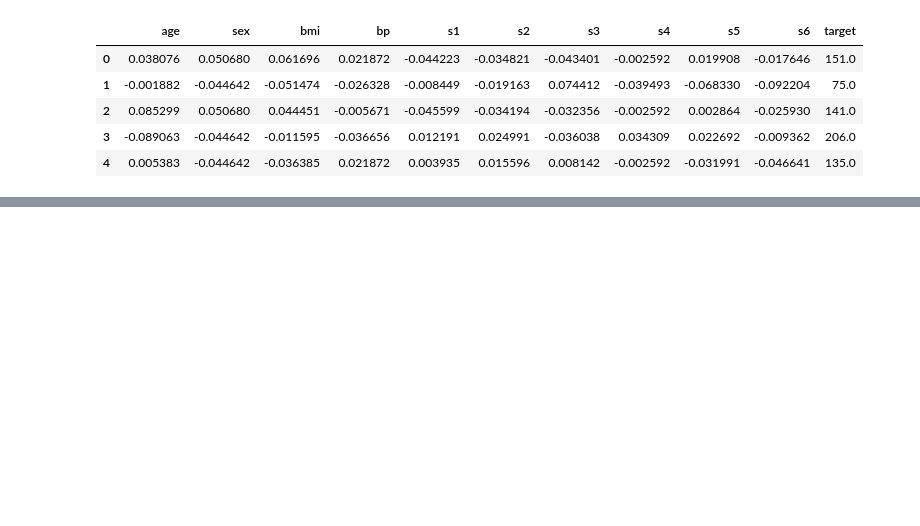
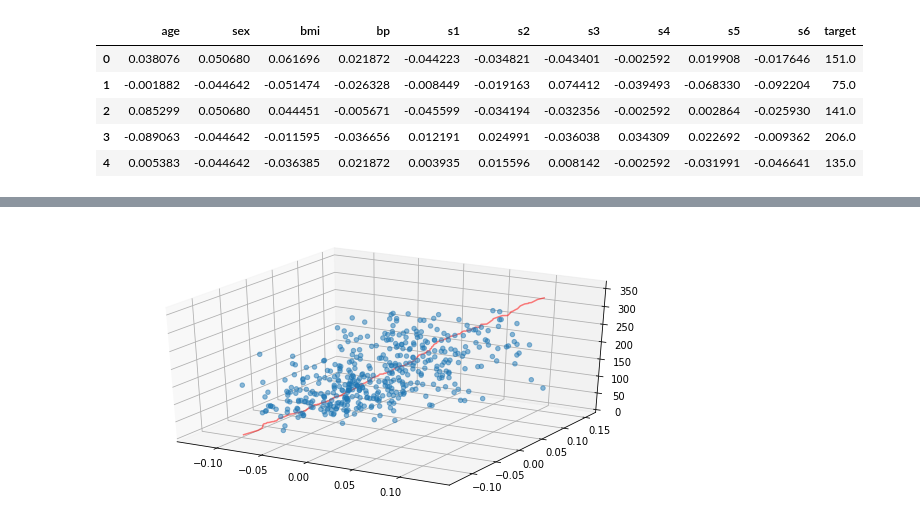
Before and after one commit to Tstrebe2/predicting-text-difficulty, a Jupyter notebook: pca-example.ipynb, the cells around one changed output, grey strips where cells are left out. Saved outputs shown, nothing was run; the diff lists cells and outputs as text; code cells hidden in the pictures; blank space fills up the shorter version.

```diff
--- a/pca-example.ipynb
+++ b/pca-example.ipynb
@@ -49,0 +64,14 @@ array([[-5.28270097e-03, -6.70231508e-03,  1.43079721e+02],
+# %%
+model = make_pipeline(StandardScaler(), PCA(n_components=2))
+
+X_pca = model.fit_transform(X[[f1, f2]].join(y))
+X_inverse = model.inverse_transform(X_pca)
+pca = model['pca']
+
+fig = plt.figure(figsize=(10, 5))
+ax = plt.axes(projection='3d')
+ax.scatter3D(X[f1], X[f2], y, alpha=0.5)
+ax.plot3D(np.sort(X_inverse[:, 0]), np.sort(X_inverse[:, 1]), np.sort(X_inverse[:, 2]), c='r', alpha=.5)
+fig.show()
+# %% [output]
+[figure, added]
```
Also changed, not shown: parts of 2 cells of this notebook.
